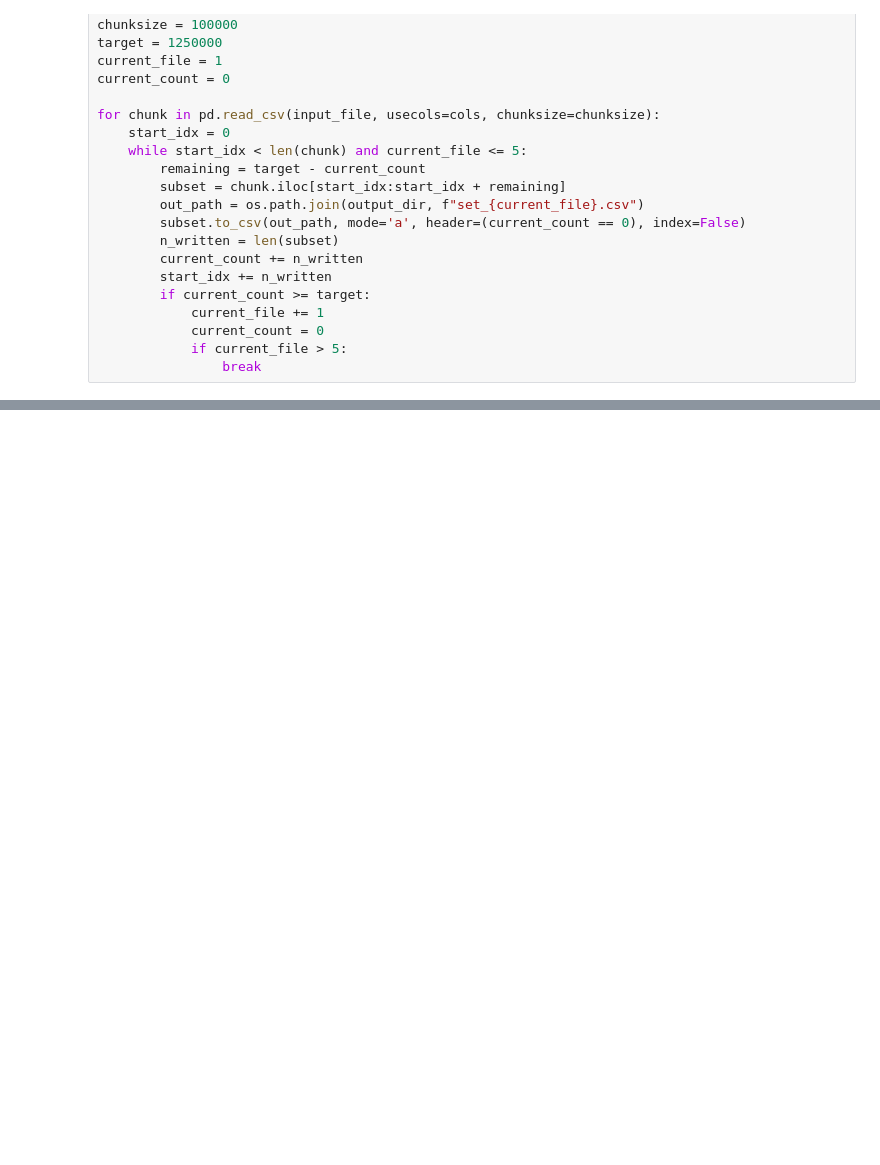
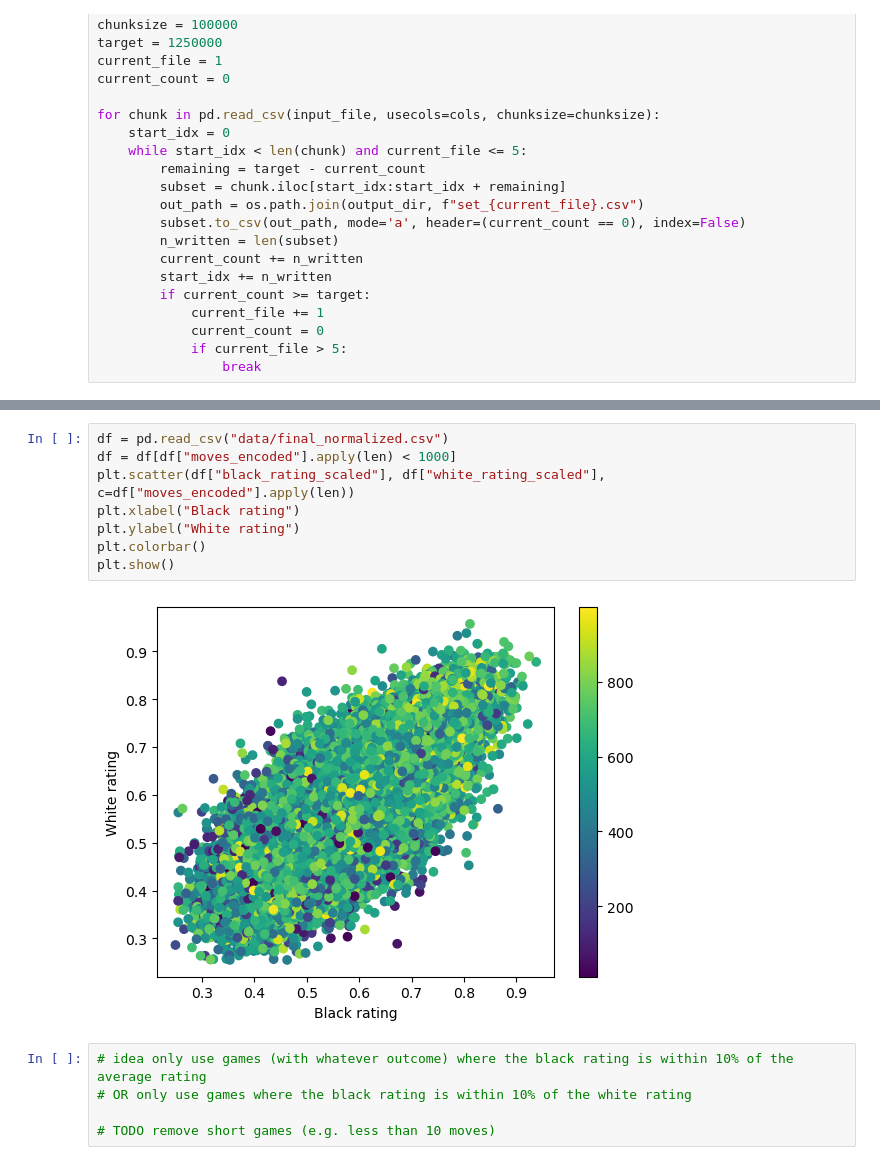
Before and after one commit to Max-Montag/chess_elo_prediction, a Jupyter notebook: clean_data.ipynb, the cells around one changed output, grey strips where cells are left out. Cells and saved outputs as stored; diff of their text form; blank space fills up the shorter version.

```diff
--- a/clean_data.ipynb
+++ b/clean_data.ipynb
@@ -161,0 +98,15 @@ max_rating 3110
+# %%
+df = pd.read_csv("data/final_normalized.csv")
+df = df[df["moves_encoded"].apply(len) < 1000]
+plt.scatter(df["black_rating_scaled"], df["white_rating_scaled"], c=df["moves_encoded"].apply(len))
+plt.xlabel("Black rating")
+plt.ylabel("White rating")
+plt.colorbar()
+plt.show()
+# %% [output]
+[figure, added]
+# %%
+# idea only use games (with whatever outcome) where the black rating is within 10% of the average rating
+# OR only use games where the black rating is within 10% of the white rating
+
+# TODO remove short games (e.g. less than 10 moves)
```
Also changed, not shown: parts of 6 cells of this notebook, 4 other files.
